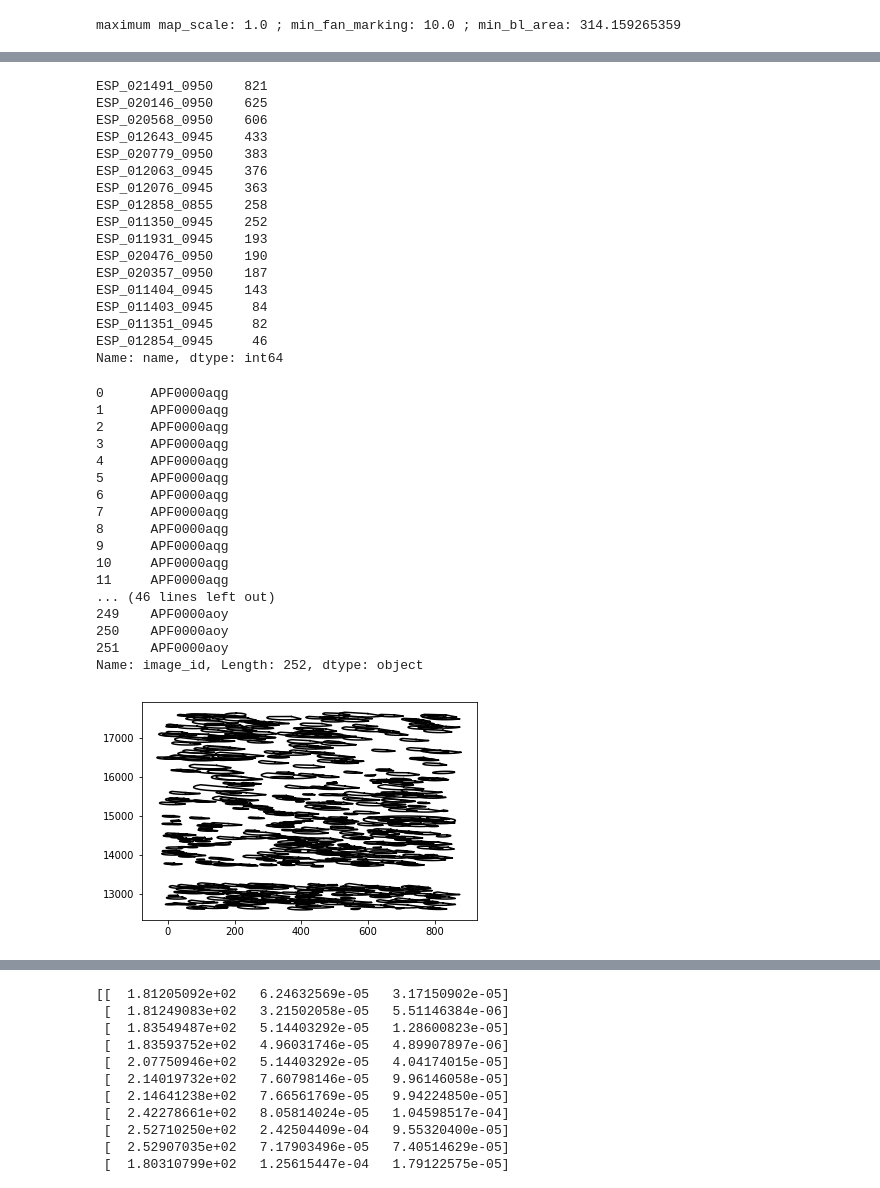
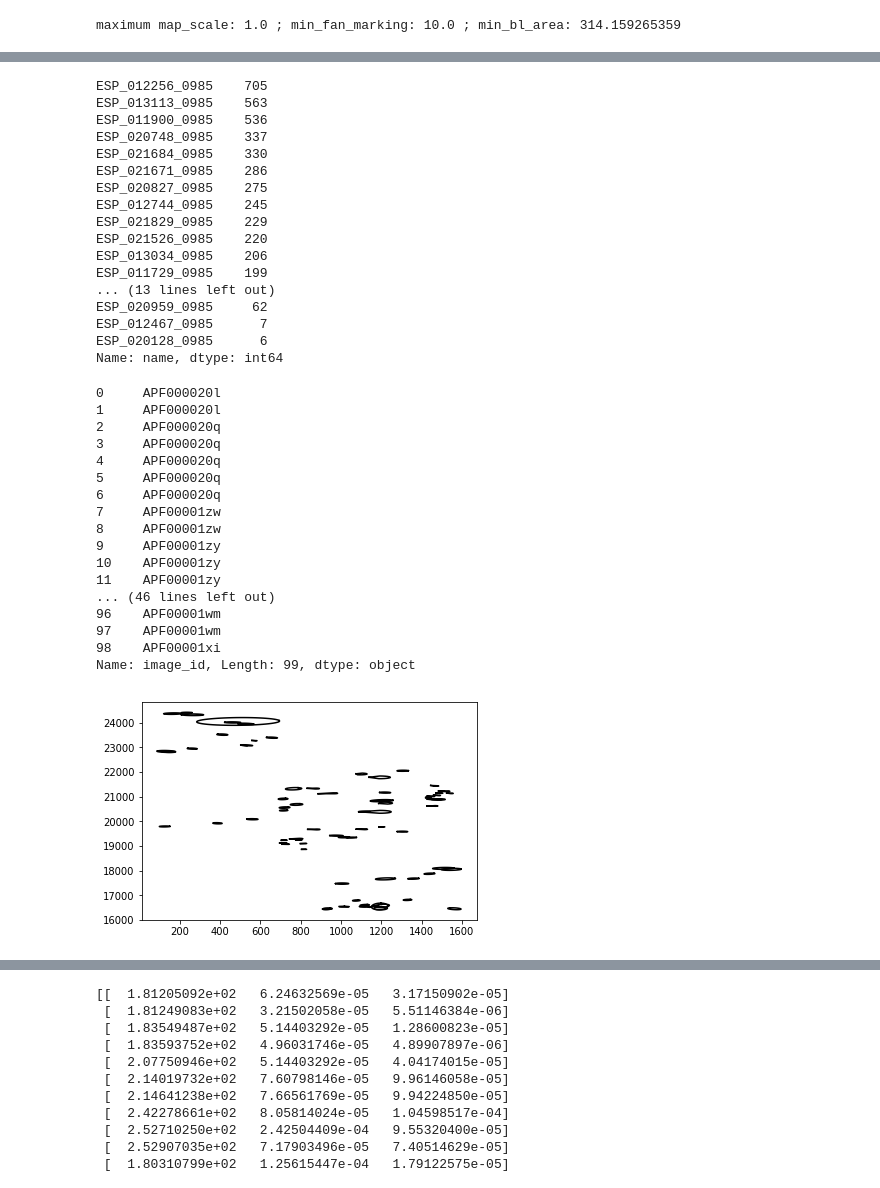
Before and after one commit to chatcher10/reu_notebooks, a Jupyter notebook: Overlapping_Images_with_MA,CH_update.ipynb, the cells around one changed output, grey strips where cells are left out. Saved outputs shown, nothing was run; the diff lists cells and outputs as text; code cells hidden in the pictures.

```diff
--- a/Overlapping_Images_with_MA,CH_update.ipynb
+++ b/Overlapping_Images_with_MA,CH_update.ipynb
@@ -17,14 +17,14 @@ from shapely.ops import cascaded_union, unary_union
 import time
 # %%
 # read out metadata for season 2 and 3
-meta = pd.read_csv('ithaca_metadata.csv')
+meta = pd.read_csv('inca_metadata.csv')
 
 # read out actual markings for fans and blotches, both seasons combined
-fans = pd.read_csv('ithaca_fans.csv')
-blotches = pd.read_csv('ithaca_blotches.csv')
+fans = pd.read_csv('inca_fans.csv')
+blotches = pd.read_csv('inca_blotches.csv')
 
 # read out tile coordinate data
-tiles = pd.read_csv('ithaca_tile_coords.csv')
+tiles = pd.read_csv('inca_tile_coords.csv')
 # %%
 # find unique obsids in the fans and blotches catalogs
 fimg_names = fans.image_name.unique()
@@ -256,22 +256,22 @@ overlap_objs.head(10)
 # %%
 overlap_objs.name.value_counts()
 # %% [output]
-ESP_021491_0950    821
-ESP_020146_0950    625
-ESP_020568_0950    606
-ESP_012643_0945    433
-ESP_020779_0950    383
-ESP_012063_0945    376
-ESP_012076_0945    363
-ESP_012858_0855    258
-ESP_011350_0945    252
-ESP_011931_0945    193
-ESP_020476_0950    190
-ESP_020357_0950    187
-ESP_011404_0945    143
-ESP_011403_0945     84
-ESP_011351_0945     82
-ESP_012854_0945     46
+ESP_012256_0985    705
+ESP_013113_0985    563
+ESP_011900_0985    536
+ESP_020748_0985    337
+ESP_021684_0985    330
+ESP_021671_0985    286
+ESP_020827_0985    275
+ESP_012744_0985    245
+ESP_021829_0985    229
+ESP_021526_0985    220
+ESP_013034_0985    206
+ESP_011729_0985    199
+... (13 lines left out)
+ESP_020959_0985     62
+ESP_012467_0985      7
+ESP_020128_0985      6
 Name: name, dtype: int64
 # %%
 for k in range(len(overlap_objs)):
@@ -304,23 +304,23 @@ for k in range(len(overlap_objs)):
 i = 0
 overlap_objs.image_id[(overlap_objs.name==ol_img_unique[i])]
 # %% [output]
-0      APF0000aqg
-1      APF0000aqg
-2      APF0000aqg
-3      APF0000aqg
-4      APF0000aqg
-5      APF0000aqg
-6      APF0000aqg
-7      APF0000aqg
-8      APF0000aqg
-9      APF0000aqg
-10     APF0000aqg
-11     APF0000aqg
+0     APF000020l
+1     APF000020l
+2     APF000020q
+3     APF000020q
+4     APF000020q
+5     APF000020q
+6     APF000020q
+7     APF00001zw
+8     APF00001zw
+9     APF00001zy
+10    APF00001zy
+11    APF00001zy
 ... (46 lines left out)
-249    APF0000aoy
-250    APF0000aoy
-251    APF0000aoy
-Name: image_id, Length: 252, dtype: object
+96    APF00001wm
+97    APF00001wm
+98    APF00001xi
+Name: image_id, Length: 99, dtype: object
 # %%
 tile_size = 544320
 # %%
@@ -337,11 +337,11 @@ for i,img_name in enumerate(ol_img_unique):
     if len(fans_) > 0 and len(blotches_) > 0:
         n_marks[i,0] = current_Ls
         try:
-            n_marks[i,1] = len(fans_)/(fans_.image_id.nunique() * tile_size/100 * (fans_.map_scale.reset_index(drop=True)[0])**2)
+            n_marks[i,1] = len(fans_)/(fans_.image_id.nunique() * tile_size/10000 * (fans_.map_scale.reset_index(drop=True)[0])**2)
         except ZeroDivisionError:
             n_marks[i,1] = np.nan
         try:
-            n_marks[i,2] = len(blotches_)/(blotches_.image_id.nunique() * tile_size/100 * (blotches_.map_scale.reset_index(drop=True)[0])**2)
+            n_marks[i,2] = len(blotches_)/(blotches_.image_id.nunique() * tile_size/10000 * (blotches_.map_scale.reset_index(drop=True)[0])**2)
         except ZeroDivisionError:
             n_marks[i,2] = np.nan
 
@@ -358,34 +358,34 @@ for i,img_name in enumerate(ol_img_unique):
     f_hist,f_binedges = np.histogram(img_fans[i,np.where(img_fans[i,:]>0.0)],bins=50)
     f_histmax[i] = f_binedges[np.where(f_hist==f_hist.max())[0][0]]
     b_hist,b_binedges = np.histogram(img_blotches[i,np.where(img_blotches[i,:]>0.0)],bins=50)
     b_histmax[i] = b_binedges[np.where(b_hist==b_hist.max())[0][0]]
     # replace zeroes with NaN's
     if f_histmax[i]==0:
         f_histmax[i] = np.nan
     if b_histmax[i]==0:
         b_histmax[i] = np.nan
     if n_marks[i,0]==0:
         n_marks[i,0] = np.nan
     if n_marks[i,1]==0:
         n_marks[i,1] = np.nan
     if n_marks[i,2]==0:
         n_marks[i,2] = np.nan
     if i==0:
         ind = len(df)
         img_areas[i] = unary_union(collection[:ind]).area / df.image_id.nunique()
     else:
         ind_minus = ind
         ind = ind_minus + len(np.where(overlap_objs.name==ol_img_unique[i])[0])
         img_areas[i] = unary_union(collection[ind_minus:ind]).area / df.image_id.nunique()
 
     if i == 10:
         plt.figure()
         for points in collection[ind_minus:ind]:
             xi,yi = points.exterior.xy
             plt.plot(xi,yi,'k')
         plt.show()
 # %% [output]
-[figure, old version]
+[figure, new version]
 # %%
 # plot data
 
```
Also changed, not shown: parts of 7 cells of this notebook.
